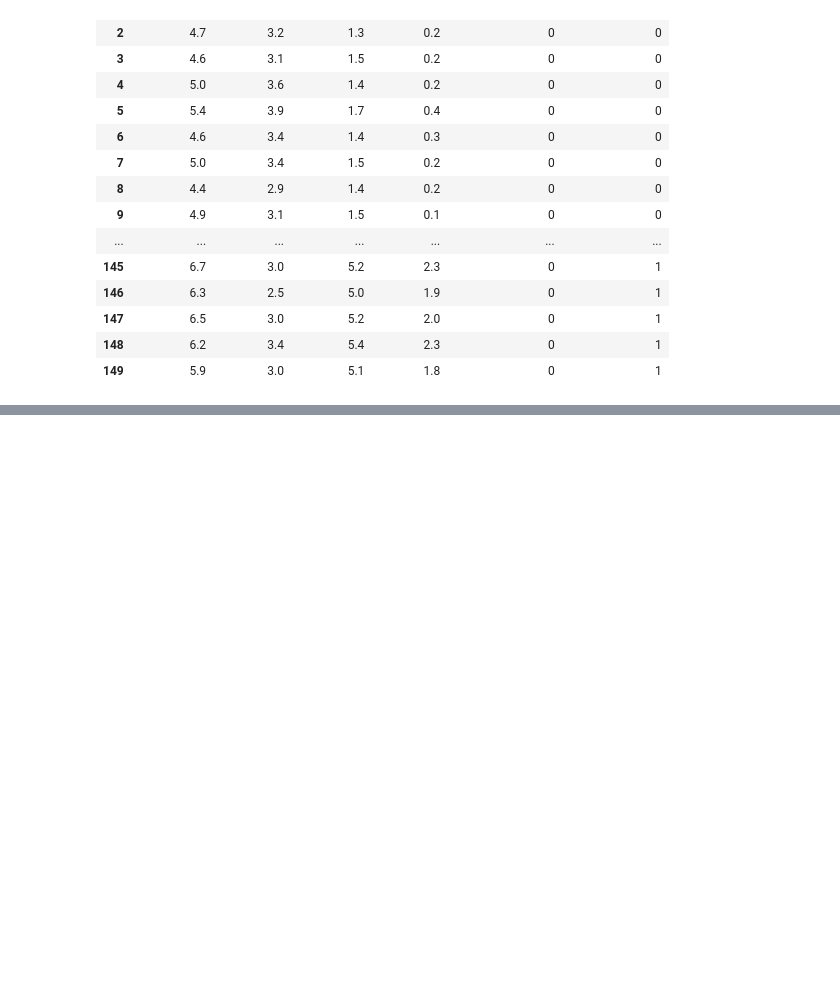
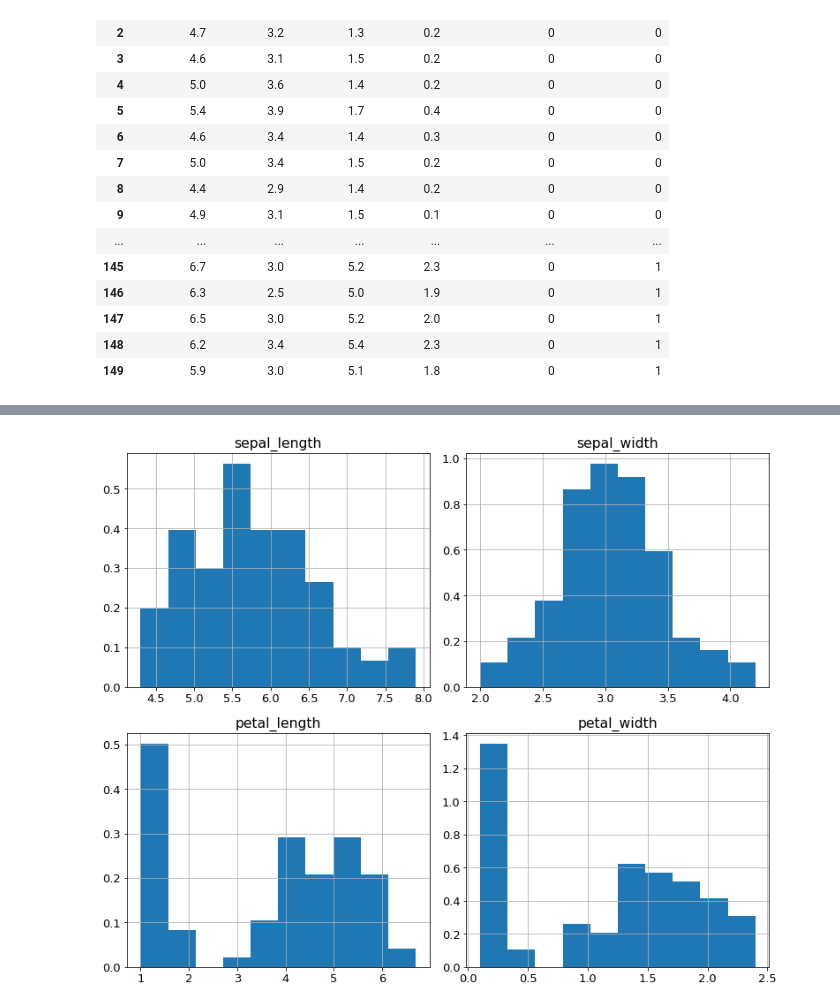
Before and after one commit to chadallen210/classification-exercises, a Jupyter notebook: classification_exercises.ipynb, the cells around one changed output, grey strips where cells are left out. Cells and saved outputs as stored; diff of their text form; code cells hidden in the pictures; blank space fills up the shorter version.

```diff
--- a/classification_exercises.ipynb
+++ b/classification_exercises.ipynb
@@ -383,0 +409,11 @@ prep_iris(df)
+# %%
+def prep_iris(df):
+
+    df = df.drop(columns=['species_id', 'measurement_id'])
+
+    df.rename(columns={'species_name': 'species'}, inplace=True)
+
+    return df
+# %%
+iris_tidy = prep_iris(iris_df)
+iris_tidy.head()
@@ -383,0 +537,8 @@ prep_iris(df)
+# %%
+train.hist(density=True)
+
+plt.tight_layout()
+
+plt.show()
+# %% [output]
+[figure, added]
```
Also changed, not shown: parts of 50 cells of this notebook.
